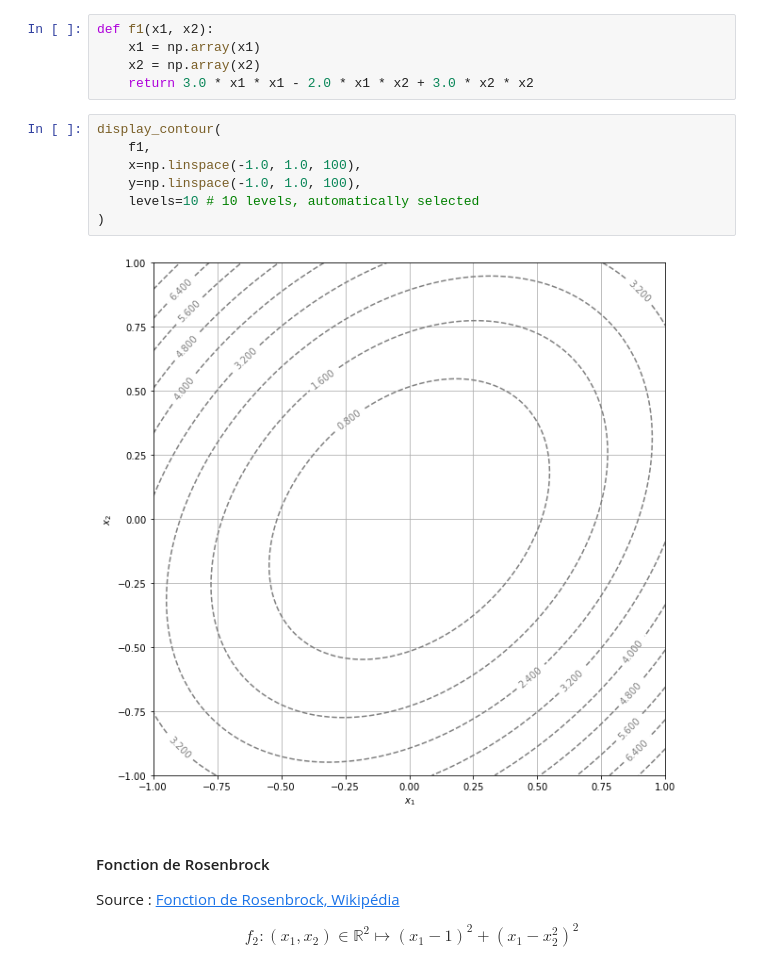
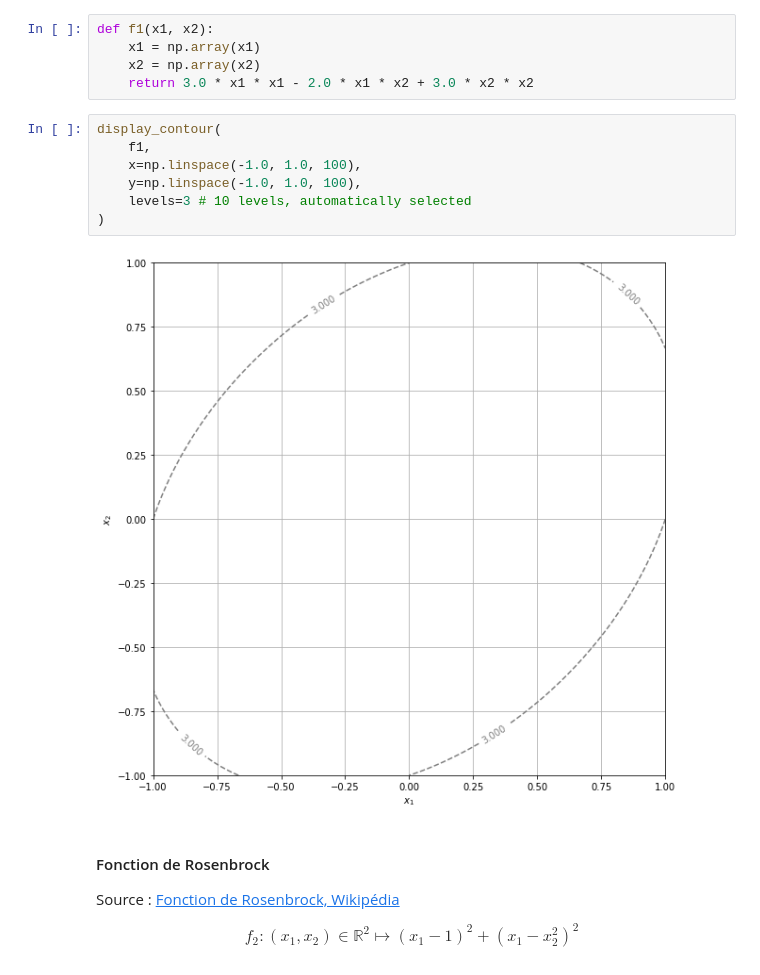
Before and after one commit to ThomasDesproges/cplusplus, a Jupyter notebook: Courbes de niveau - Enoncé.ipynb, the cells around one changed output. Cells and saved outputs as stored; diff of their text form.

```diff
--- a/Courbes de niveau - Enoncé.ipynb
+++ b/Courbes de niveau - Enoncé.ipynb
@@ -152,12 +152,12 @@ def f1(x1, x2):
 # %%
 display_contour(
     f1,
     x=np.linspace(-1.0, 1.0, 100),
     y=np.linspace(-1.0, 1.0, 100),
-    levels=10 # 10 levels, automatically selected
+    levels=3 # 10 levels, automatically selected
 )
 # %% [output]
-[figure, old version]
+[figure, new version]
 # %% [markdown]
 #### Fonction de Rosenbrock
 
```
Also changed, not shown: parts of 4 cells of this notebook.
